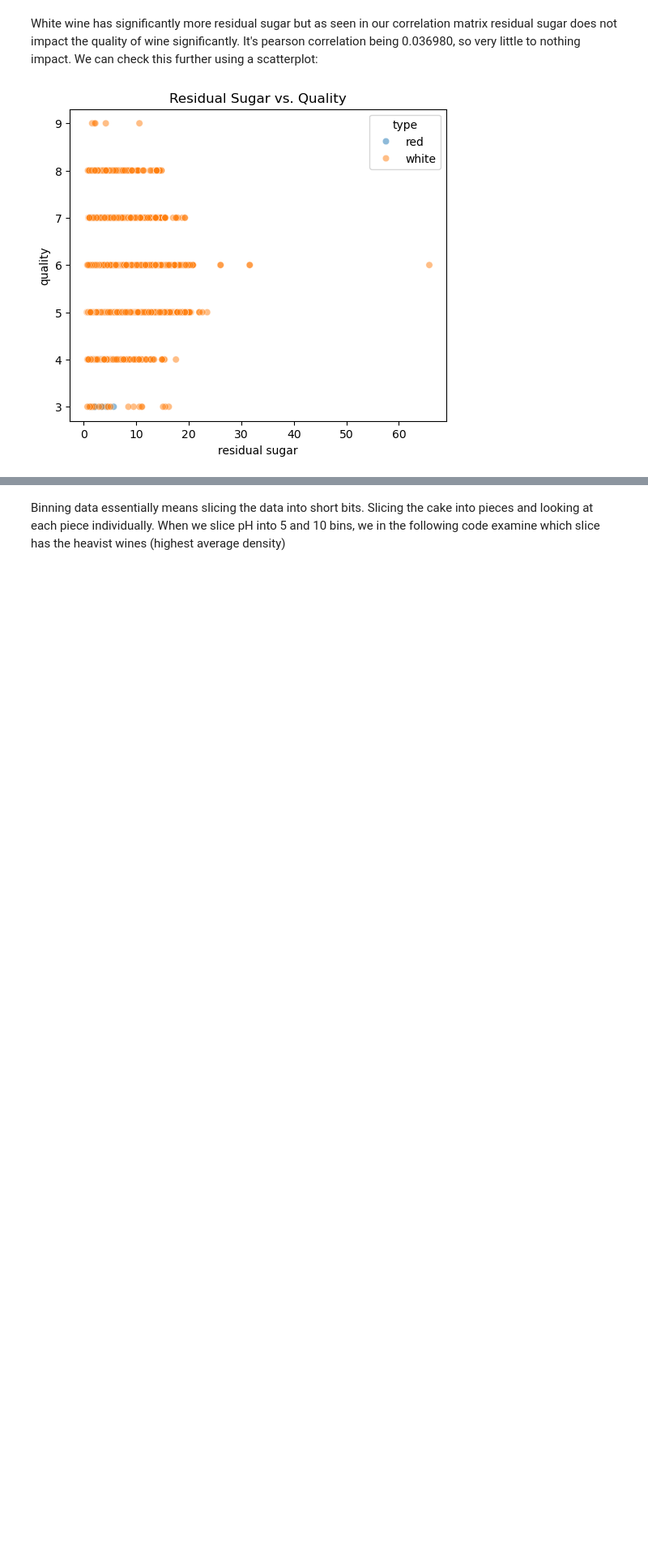
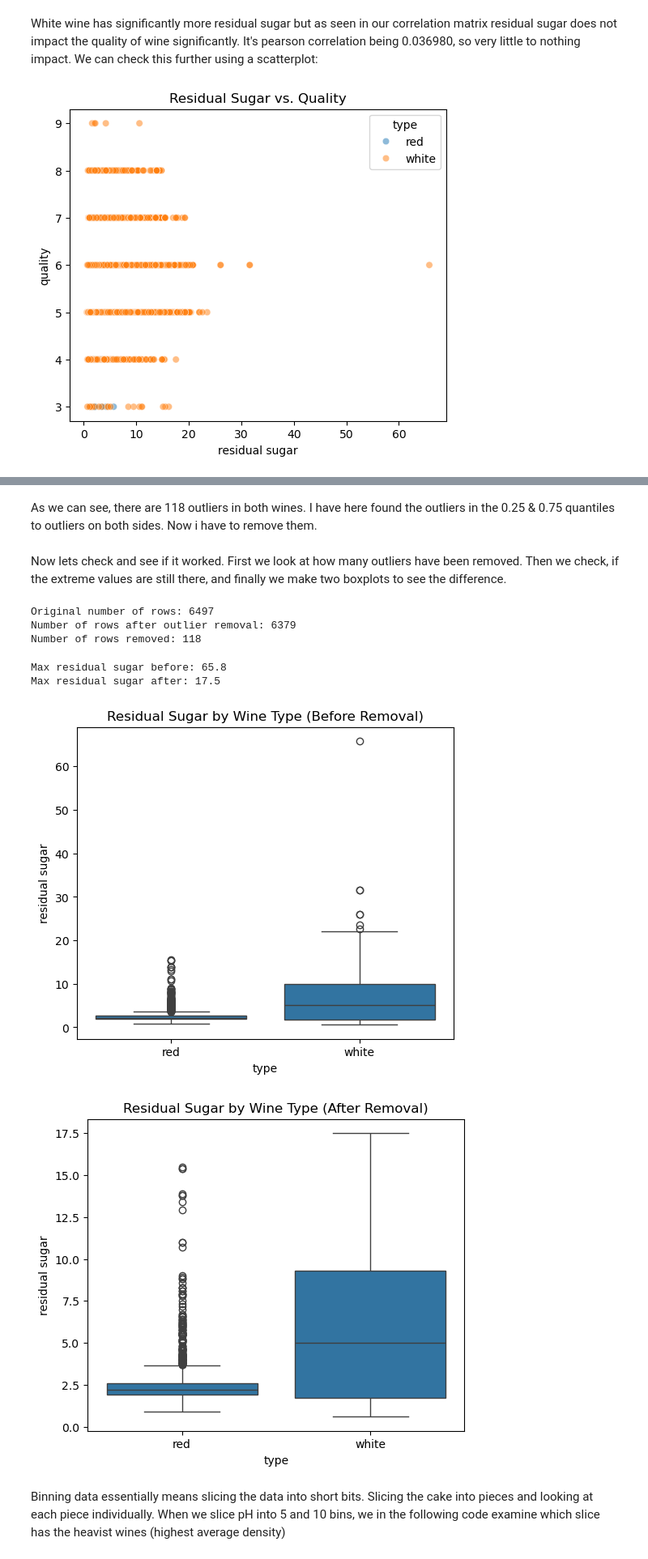
Before and after one commit to Scrabble30/MP1-Data-Exploration, a Jupyter notebook: WineWork/Wines.ipynb, the cells around one changed output, grey strips where cells are left out. Shown at 81% size. Drawn from its saved outputs; the diff is of its cells as text; code cells hidden in the pictures; blank space fills up the shorter version.

```diff
--- a/WineWork/Wines.ipynb
+++ b/WineWork/Wines.ipynb
@@ -184,0 +187,18 @@ plt.show()
+# %%
+Q1 = both_wine['residual sugar'].quantile(0.25)
+Q3 = both_wine['residual sugar'].quantile(0.75)
+IQR = Q3 - Q1
+
+lower_bound = Q1 - 1.5 * IQR
+upper_bound = Q3 + 1.5 * IQR
+
+# Find outlier rows
+outliers = both_wine[(both_wine['residual sugar'] < lower_bound) | (both_wine['residual sugar'] > upper_bound)]
+
+# Display the rows with outliers
+print("Outlier rows (based on residual sugar):")
+print(outliers[['residual sugar', 'type']])
+print("\nIndex positions of outlier rows:")
+print(outliers.index.tolist())
+print("\nNumber of outliers:")
+print(len(outliers))
@@ -185,3 +223,36 @@ plt.show()
+# %% [markdown]
+As we can see, there are 118 outliers in both wines. I have here found the outliers in the 0.25 & 0.75 quantiles to outliers on both sides. Now i have to remove them.
+# %%
+both_wine_no_outliers = both_wine.drop(outliers.index).reset_index(drop=True)
+# %% [markdown]
+Now lets check and see if it worked. First we look at how many outliers have been removed. Then we check, if the extreme values are still there, and finally we make two boxplots to see the difference.
+# %%
+print("Original number of rows:", len(both_wine))
+print("Number of rows after outlier removal:", len(both_wine_no_outliers))
+print("Number of rows removed:", len(both_wine) - len(both_wine_no_outliers))
+# %% [output]
+Original number of rows: 6497
+Number of rows after outlier removal: 6379
+Number of rows removed: 118
+# %%
+print("Max residual sugar before:", both_wine['residual sugar'].max())
+print("Max residual sugar after:", both_wine_no_outliers['residual sugar'].max())
+# %% [output]
+Max residual sugar before: 65.8
+Max residual sugar after: 17.5
+# %%
+plt.figure(figsize=(6, 5))
+sns.boxplot(x='type', y='residual sugar', data=both_wine)
+plt.title('Residual Sugar by Wine Type (Before Removal)')
+plt.show()
+
+plt.figure(figsize=(6, 5))
+sns.boxplot(x='type', y='residual sugar', data=both_wine_no_outliers)
+plt.title('Residual Sugar by Wine Type (After Removal)')
+plt.show()
+# %% [output]
+[figure, added]
+[figure, added]
 # %% [markdown]
 Binning data essentially means slicing the data into short bits. Slicing the cake into pieces and looking at each piece individually. When we slice pH into 5 and 10 bins, we in the following code examine which slice has the heavist wines (highest average density)
 # %%
```
Also changed, not shown: parts of 2 cells of this notebook.
